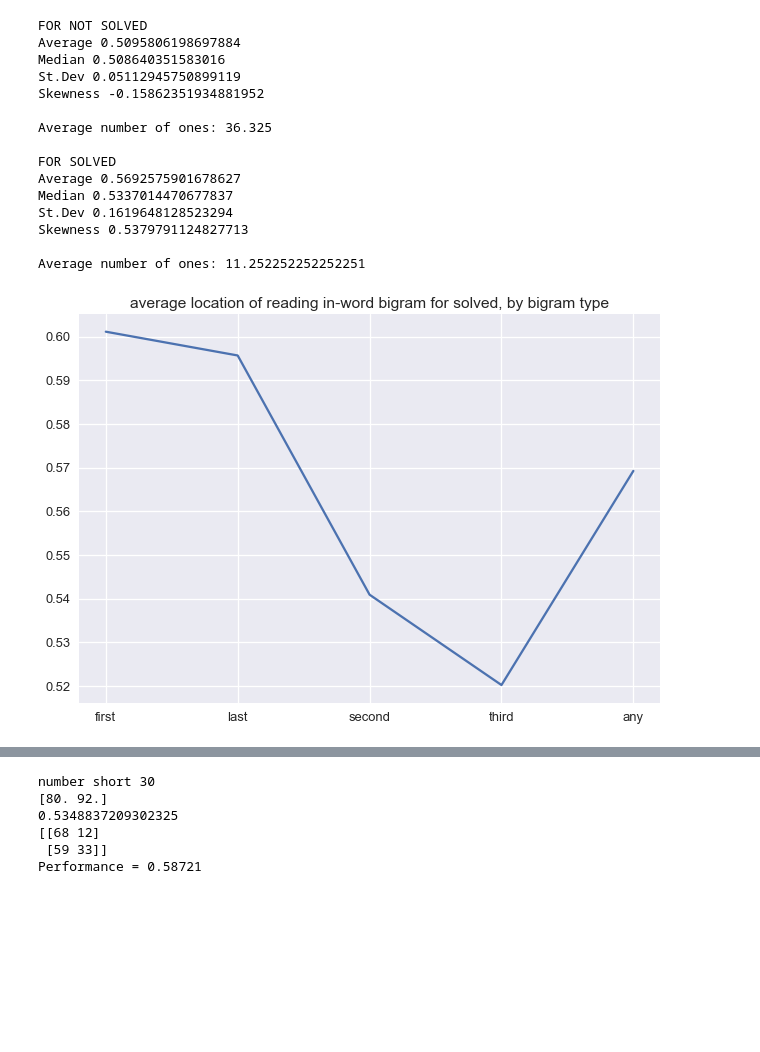
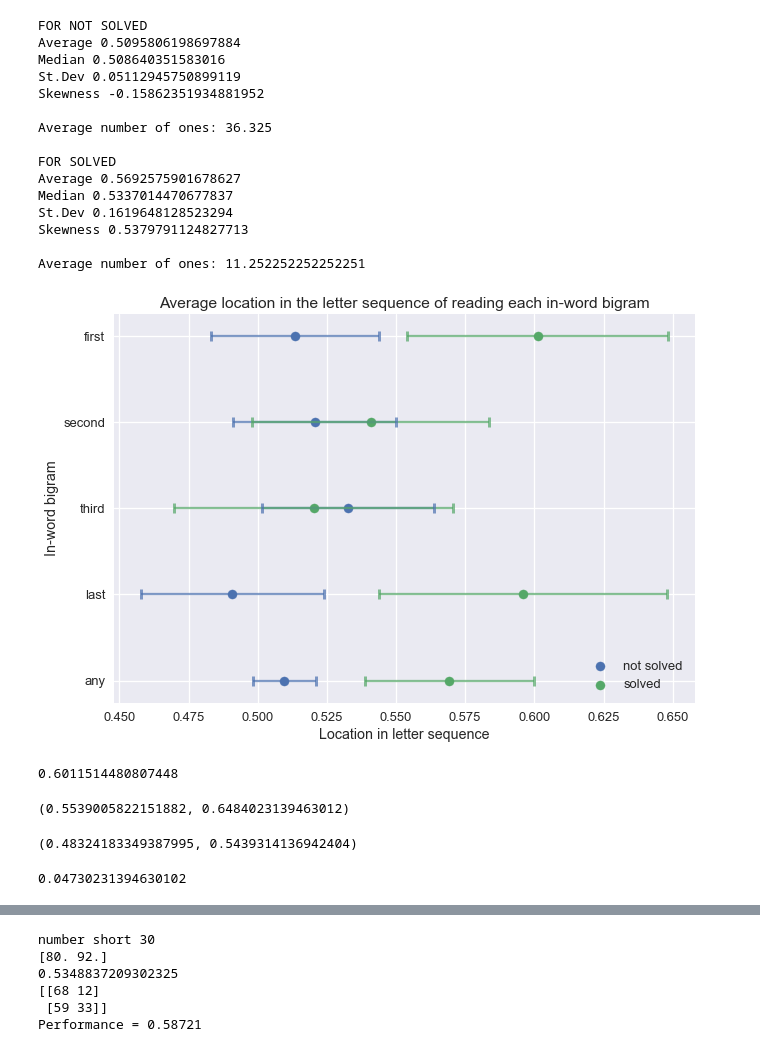
Before and after one commit to jessebmurray/eyetracking, a Jupyter notebook: par_data_total.ipynb, the cells around one changed output, grey strips where cells are left out. Cells and saved outputs as stored; diff of their text form; code cells hidden in the pictures; blank space fills up the shorter version.

```diff
--- a/par_data_total.ipynb
+++ b/par_data_total.ipynb
@@ -981,7 +995,7 @@ Skewness -0.16788458181308602
 
 Average number of ones: 2.9740259740259742
 # %%
-give_info_locs(X_loc_second, second_sizes,'the second')
+second = give_info_locs(X_loc_second, second_sizes,'the second')
 # %% [output]
 [figure]
 [figure]
@@ -1003,7 +1017,7 @@ Skewness 0.1713267702300143
 
 Average number of ones: 4.4743589743589745
 # %%
-give_info_locs(X_loc_third, third_sizes, 'the third')
+third = give_info_locs(X_loc_third, third_sizes, 'the third')
 # %% [output]
 [figure]
 [figure]
@@ -1027,7 +1041,7 @@ Average number of ones: 4.049382716049383
 # %%
 # give_info_locs(X_loc_fourth, fourth_sizes, 'the fourth')
 # %%
-give_info_locs(X_loc_all, all_sizes, 'any')
+any_all = give_info_locs(X_loc_all, all_sizes, 'any')
 # %% [output]
 [figure]
 [figure]
@@ -1048,11 +1062,36 @@ St.Dev 0.1619648128523294
 Skewness 0.5379791124827713
 
 Average number of ones: 11.252252252252251
-# %%
-bigram_position = ['first', 'last', 'second', 'third', 'any']
-avg_loc_solved = [0.60115, 0.5957, 0.54089, 0.52019, 0.569257]
-plt.plot(bigram_position, avg_loc_solved)
-plt.title('average location of reading in-word bigram for solved, by bigram type')
-plt.show()
-# %% [output]
-[figure, removed]
+# %%
+bigram_position = ['any', 'last', 'third', 'second', 'first']
+bigram_list = [any_all, last, third, second, first]
+def list_order(index, in_list):
+    return [element[index] for element in in_list]
+
+avg_loc_not_solved = list_order(1, bigram_list)
+avg_loc_solved = list_order(0, bigram_list)
+sd_loc_not_solved = list_order(3, bigram_list)
+sd_loc_solved = list_order(2, bigram_list)
+error_solved = list_order(4, bigram_list)
+error_not_solved = list_order(5, bigram_list)
+# %%
+plt.scatter(avg_loc_not_solved, bigram_position)
+
+plt.errorbar(x=avg_loc_not_solved, y=bigram_position, xerr=error_not_solved, linestyle='', \
+            alpha=0.7, capsize=5, capthick=3)
+plt.scatter(avg_loc_solved, bigram_position)
+plt.errorbar(x=avg_loc_solved, y=bigram_position, xerr=error_solved, linestyle='', \
+             alpha=0.7, capsize=5, capthick=3)
+plt.title('Average location in the letter sequence of reading each in-word bigram')
+plt.legend(['not solved', 'solved'])
+plt.xlabel('Location in letter sequence')
+plt.ylabel('In-word bigram')
+plt.savefig('bigram_locations.png', dpi=300)
+plt.show()
+# %% [output]
+[figure, added]
+# %%
+# first
+sum(a) / len(a)
+# %% [output]
+0.6011514480807448
@@ -1058,0 +1101,14 @@ plt.show()
+# %%
+import scipy.stats as st
+
+st.t.interval(0.95, len(a)-1, loc=np.mean(a), scale=st.sem(a))
+# %% [output]
+(0.5539005822151882, 0.6484023139463012)
+# %%
+st.t.interval(0.95, len(b)-1, loc=np.mean(b), scale=st.sem(b))
+# %% [output]
+(0.48324183349387995, 0.5439314136942404)
+# %%
+0.648402313946301 - 0.6011
+# %% [output]
+0.04730231394630102
```
Also changed, not shown: parts of 7 cells of this notebook.
